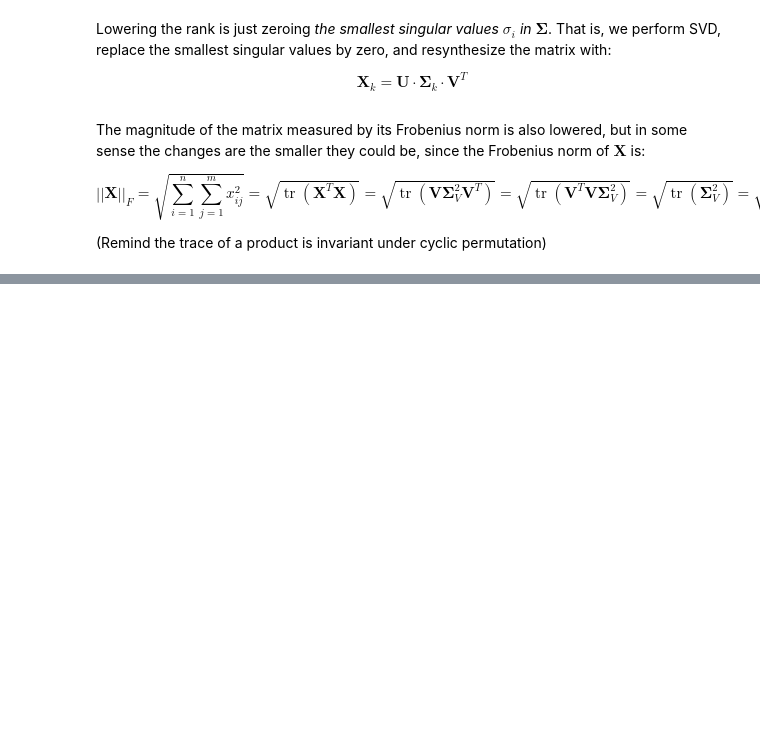
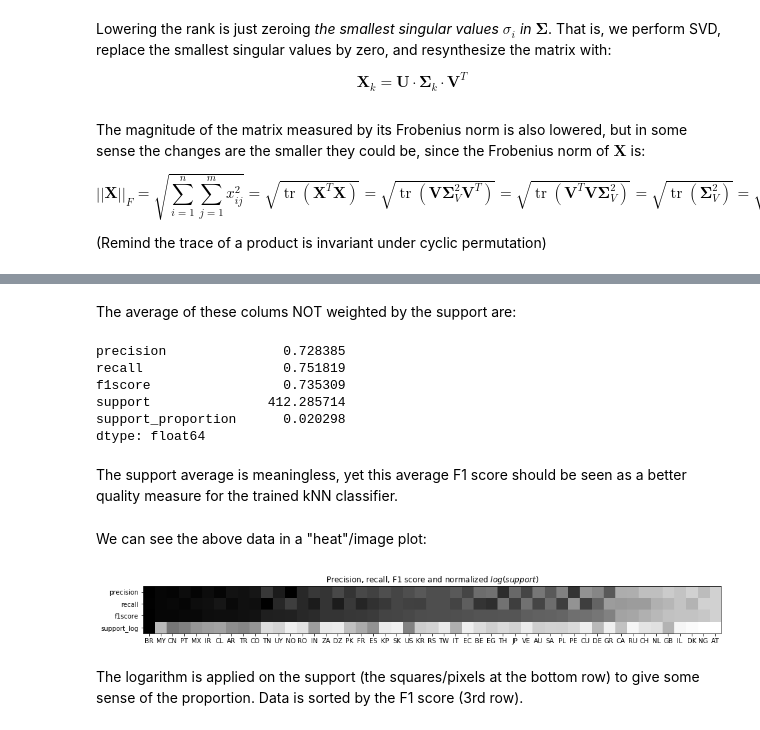
Before and after one commit to scieloorg/normalizations-experiments, a Jupyter notebook: experiments_2018-08_words_lsa.ipynb, the cells around one changed output, grey strips where cells are left out. Cells and saved outputs as stored; diff of their text form; code cells hidden in the pictures; blank space fills up the shorter version.

```diff
--- a/experiments_2018-08_words_lsa.ipynb
+++ b/experiments_2018-08_words_lsa.ipynb
@@ -312,0 +489,3 @@ $$
+# %%
+knn_model = knn_models.best_estimator_
+knn_model
@@ -312,0 +516,3 @@ $$
+# %%
+%%time
+y_pred = knn_model.predict(X_test)
@@ -312,0 +559,6 @@ $$
+# %%
+prfs_tuple = metrics.precision_recall_fscore_support(y_test, y_pred,
+                                                     labels=knn_model.classes_)
+prfs_df = pd.DataFrame(np.array(prfs_tuple).T,
+                       index=knn_model.classes_.tolist(),
+                       columns=["precision", "recall", "f1score", "support"])
@@ -312,0 +568,5 @@ $$
+# %%
+prfs_df_top = prfs_df[prfs_df["support"] > 5] \
+    .sort_values(["f1score", "support"], ascending=False) \
+    .assign(support_proportion=lambda df: df["support"] / prfs_df["support"].sum())
+prfs_df_top
@@ -312,0 +591,39 @@ $$
+# %% [markdown]
+The average of these colums NOT weighted by the support are:
+# %%
+prfs_df_top.mean()
+# %% [output]
+precision               0.728385
+recall                  0.751819
+f1score                 0.735309
+support               412.285714
+support_proportion      0.020298
+dtype: float64
+# %% [markdown]
+The support average is meaningless,
+yet this average F1 score
+should be seen as a better quality measure
+for the trained kNN classifier.
+# %% [markdown]
+We can see the above data in a "heat"/image plot:
+# %%
+support_log = np.log2(prfs_df_top["support"])
+prfs_image_df = prfs_df_top.assign(support_log=support_log / support_log.max()) \
+                           .drop(columns=["support", "support_proportion"])
+fig, ax = plt.subplots(figsize=(16, 2))
+ax.grid(False)
+ax.imshow(prfs_image_df.T, cmap=plt.cm.gray_r)
+ax.set(
+    title="Precision, recall, F1 score and normalized $log(support)$",
+    xticks=range(prfs_image_df.shape[0]),
+    xticklabels=prfs_image_df.index,
+    yticks=range(prfs_image_df.shape[1]),
+    yticklabels=prfs_image_df.columns,
+);
+# %% [output]
+[figure, added]
+# %% [markdown]
+The logarithm is applied on the support
+(the squares/pixels at the bottom row)
+to give some sense of the proportion.
+Data is sorted by the F1 score (3rd row).
```
Also changed, not shown: parts of 39 cells of this notebook.
